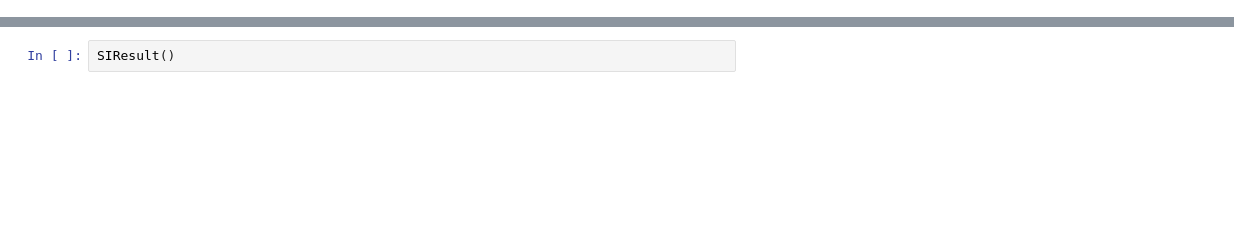
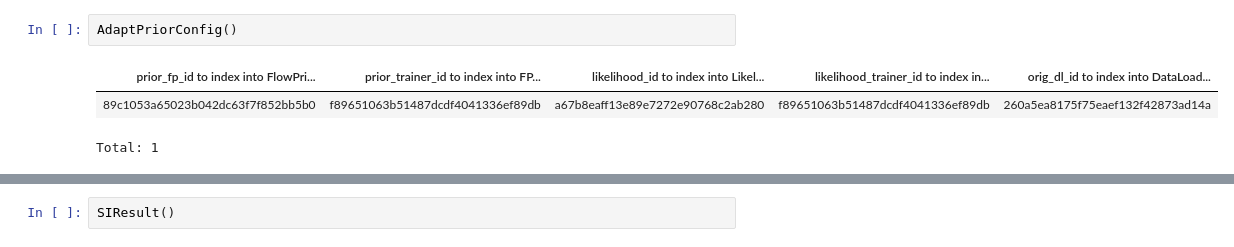
Before and after one commit to suhasshrinivasan/task-transfer, a Jupyter notebook: experiments/dj/dj_interactive.ipynb, the cells around one changed output, grey strips where cells are left out. Drawn from its saved outputs; the diff is of its cells as text; blank space fills up the shorter version.

```diff
--- a/experiments/dj/dj_interactive.ipynb
+++ b/experiments/dj/dj_interactive.ipynb
@@ -28,0 +32,6 @@ from experiments.dj.dj_helpers import drop_schema_dot_jobs
+# %%
+AdaptPriorConfig()
+# %% [output]
+| prior_fp_id to index into FlowPri... | prior_trainer_id to index into FP... | likelihood_id to index into Likel... | likelihood_trainer_id to index in... | orig_dl_id to index into DataLoad... |
+| 89c1053a65023b042dc63f7f852bb5b0 | f89651063b51487dcdf4041336ef89db | a67b8eaff13e89e7272e90768c2ab280 | f89651063b51487dcdf4041336ef89db | 260a5ea8175f75eaef132f42873ad14a |
+Total: 1
```
Also changed, not shown: parts of 12 cells of this notebook, 11 other files.
